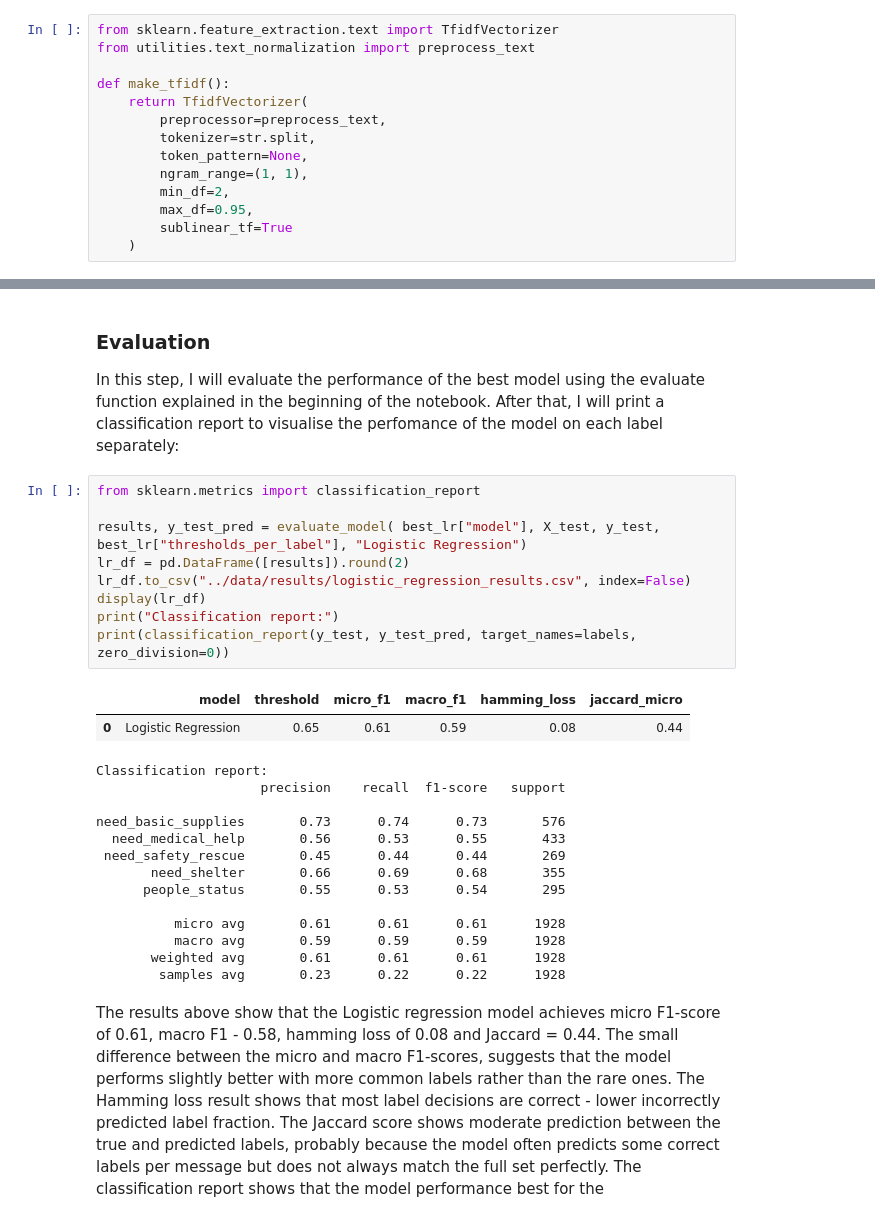
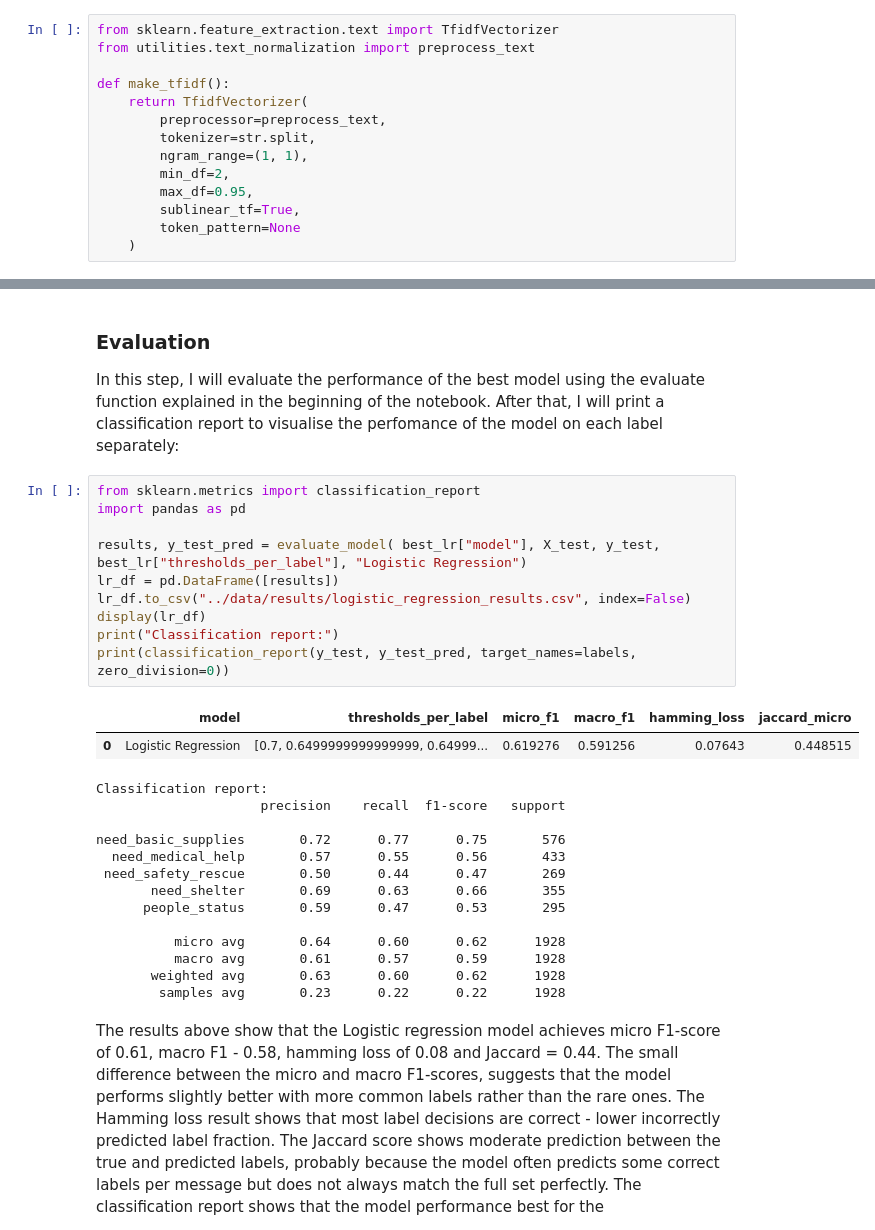
Before and after one commit to KaterinaSSlavova/Crisis-Help-Classification, a Jupyter notebook: Notebooks/03_modeling_baselines.ipynb, the cells around one changed output, grey strips where cells are left out. Cells and saved outputs as stored; diff of their text form.

```diff
--- a/Notebooks/03_modeling_baselines.ipynb
+++ b/Notebooks/03_modeling_baselines.ipynb
@@ -31,11 +37,11 @@ def make_tfidf():
     return TfidfVectorizer(
         preprocessor=preprocess_text,
         tokenizer=str.split,
-        token_pattern=None,
         ngram_range=(1, 1),
         min_df=2,
         max_df=0.95,
-        sublinear_tf=True
+        sublinear_tf=True,
+        token_pattern=None
     )
 # %% [markdown]
 ## Get model scores
@@ -176,28 +191,29 @@ The tuning results show that the model scored the highest micro F1-score (0.62)
 In this step, I will evaluate the performance of the best model using the evaluate function explained in the beginning of the notebook. After that, I will print a classification report to visualise the perfomance of the model on each label separately:
 # %%
 from sklearn.metrics import classification_report
+import pandas as pd
 
 results, y_test_pred = evaluate_model( best_lr["model"], X_test, y_test, best_lr["thresholds_per_label"], "Logistic Regression")
-lr_df = pd.DataFrame([results]).round(2)
+lr_df = pd.DataFrame([results])
 lr_df.to_csv("../data/results/logistic_regression_results.csv", index=False)
 display(lr_df)
 print("Classification report:")
 print(classification_report(y_test, y_test_pred, target_names=labels, zero_division=0))
 # %% [output]
-|  | model | threshold | micro_f1 | macro_f1 | hamming_loss | jaccard_micro |
-| 0 | Logistic Regression | 0.65 | 0.61 | 0.59 | 0.08 | 0.44 |
+|  | model | thresholds_per_label | micro_f1 | macro_f1 | hamming_loss | jaccard_micro |
+| 0 | Logistic Regression | [0.7, 0.6499999999999999, 0.64999... | 0.619276 | 0.591256 | 0.07643 | 0.448515 |
 Classification report:
                      precision    recall  f1-score   support
 
-need_basic_supplies       0.73      0.74      0.73       576
-  need_medical_help       0.56      0.53      0.55       433
- need_safety_rescue       0.45      0.44      0.44       269
-       need_shelter       0.66      0.69      0.68       355
-      people_status       0.55      0.53      0.54       295
+need_basic_supplies       0.72      0.77      0.75       576
+  need_medical_help       0.57      0.55      0.56       433
+ need_safety_rescue       0.50      0.44      0.47       269
+       need_shelter       0.69      0.63      0.66       355
+      people_status       0.59      0.47      0.53       295
 
-          micro avg       0.61      0.61      0.61      1928
-          macro avg       0.59      0.59      0.59      1928
-       weighted avg       0.61      0.61      0.61      1928
+          micro avg       0.64      0.60      0.62      1928
+          macro avg       0.61      0.57      0.59      1928
+       weighted avg       0.63      0.60      0.62      1928
         samples avg       0.23      0.22      0.22      1928
 # %% [markdown]
 The results above show that the Logistic regression model achieves micro F1-score of 0.61, macro F1 - 0.58, hamming loss of 0.08 and Jaccard = 0.44. The small difference between the micro and macro F1-scores, suggests that the model performs slightly better with more common labels rather than the rare ones. The Hamming loss result shows that most label decisions are correct - lower incorrectly predicted label fraction. The Jaccard score shows moderate prediction between the true and predicted labels, probably because the model often predicts some correct labels per message but does not always match the full set perfectly. The classification report shows that the model performance best for the "need_basic_supplies" and struggles mostly with the "need_safety_rescue" label, which is probably due to the label imbalance and the fact that some words or phrases can overlap per label, making it harder to distinguish them.
```
Also changed, not shown: parts of 14 cells of this notebook, 7 other files.
